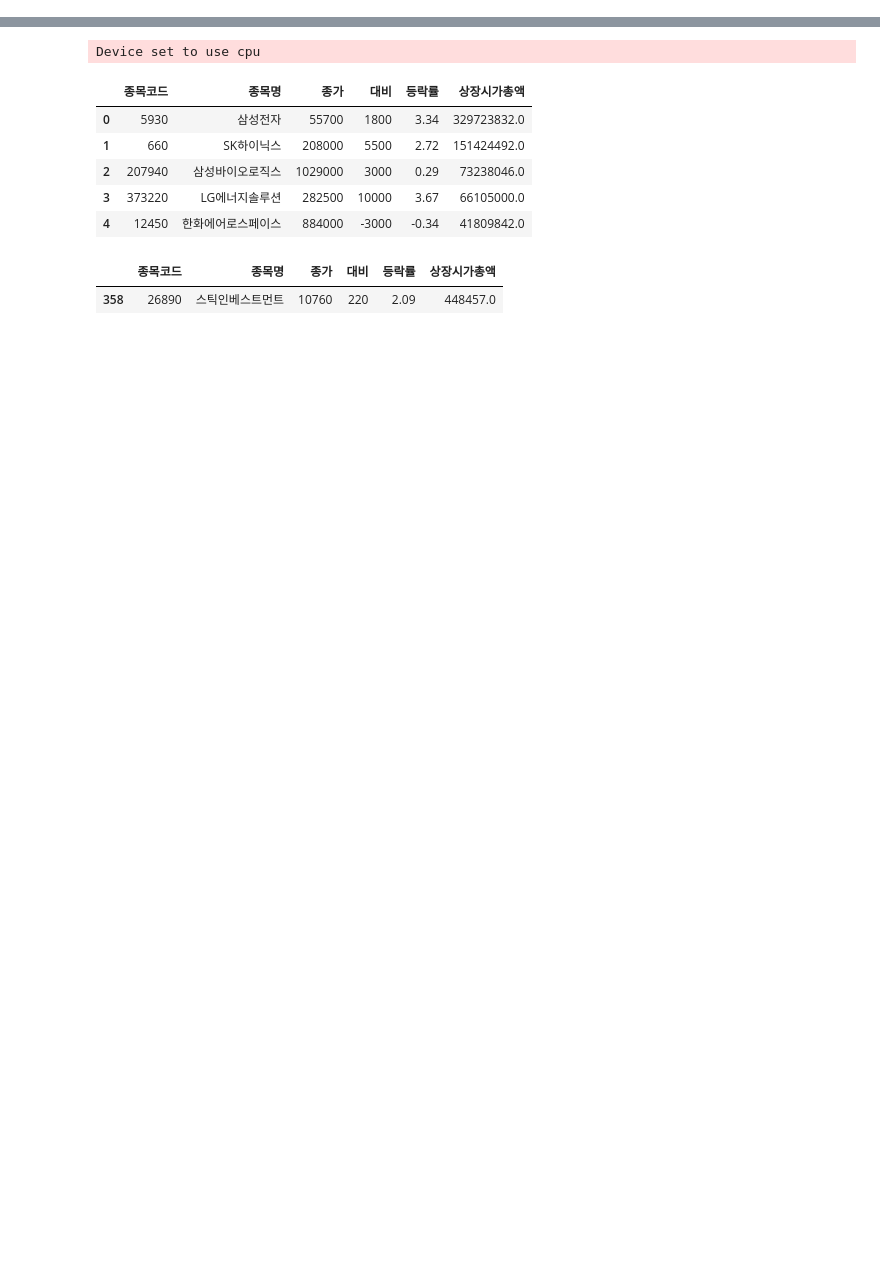
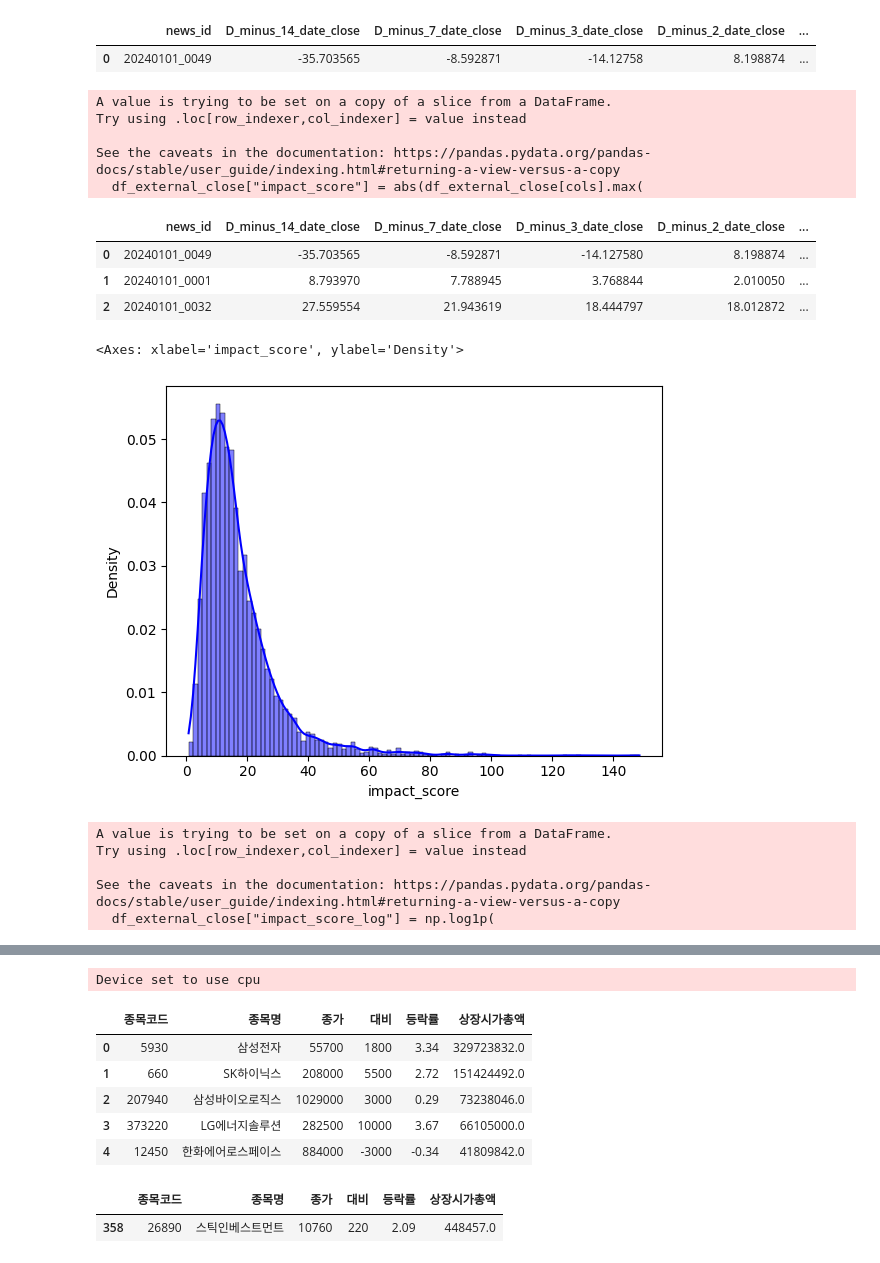
Before and after one commit to choikwangil95/HKToss-MLOps-Project-Final, a Jupyter notebook: eda/kwangil/news_impact.ipynb, the cells around one changed output, grey strips where cells are left out. Saved outputs shown, nothing was run; the diff lists cells and outputs as text; code cells hidden in the pictures; blank space fills up the shorter version.

```diff
--- a/eda/kwangil/news_impact.ipynb
+++ b/eda/kwangil/news_impact.ipynb
@@ -35,0 +54,17 @@ memory usage: 3.1+ MB
+# %%
+df_external_close = df_external[
+    [
+        "news_id",
+        "D_minus_14_date_close",
+        "D_minus_7_date_close",
+        "D_minus_3_date_close",
+        "D_minus_2_date_close",
+        "D_minus_1_date_close",
+        "D_day_date_close",
+        "D_plus_1_date_close",
+        "D_plus_2_date_close",
+        "D_plus_3_date_close",
+        "D_plus_7_date_close",
+        "D_plus_14_date_close",
+    ]
+]
@@ -35,0 +111,36 @@ memory usage: 3.1+ MB
+# %%
+df_external_close.head(1)
+# %% [output]
+|  | news_id | D_minus_14_date_close | D_minus_7_date_close | D_minus_3_date_close | D_minus_2_date_close | ... |
+| 0 | 20240101_0049 | -35.703565 | -8.592871 | -14.12758 | 8.198874 | ... |
+# %%
+cols = [
+    "D_minus_14_date_close",
+    "D_minus_7_date_close",
+    "D_minus_3_date_close",
+    "D_minus_2_date_close",
+    "D_minus_1_date_close",
+    "D_day_date_close",
+    "D_plus_1_date_close",
+    "D_plus_2_date_close",
+    "D_plus_3_date_close",
+    "D_plus_7_date_close",
+    "D_plus_14_date_close",
+]
+
+df_external_close["impact_score"] = abs(df_external_close[cols].max(
+    axis=1
+) - df_external_close[cols].min(axis=1))
+# %% [output]
+A value is trying to be set on a copy of a slice from a DataFrame.
+Try using .loc[row_indexer,col_indexer] = value instead
+
+See the caveats in the documentation: https://pandas.pydata.org/pandas-docs/stable/user_guide/indexing.html#returning-a-view-versus-a-copy
+  df_external_close["impact_score"] = abs(df_external_close[cols].max(
+# %%
+df_external_close.head(3)
+# %% [output]
+|  | news_id | D_minus_14_date_close | D_minus_7_date_close | D_minus_3_date_close | D_minus_2_date_close | ... |
+| 0 | 20240101_0049 | -35.703565 | -8.592871 | -14.127580 | 8.198874 | ... |
+| 1 | 20240101_0001 | 8.793970 | 7.788945 | 3.768844 | 2.010050 | ... |
+| 2 | 20240101_0032 | 27.559554 | 21.943619 | 18.444797 | 18.012872 | ... |
@@ -35,0 +149,23 @@ memory usage: 3.1+ MB
+# %%
+sns.histplot(
+    df_external_close["impact_score"],
+    bins=100,
+    kde=True,
+    color="blue",
+    stat="density",
+)
+# %% [output]
+<Axes: xlabel='impact_score', ylabel='Density'>
+[figure, added]
+# %%
+import numpy as np
+
+df_external_close["impact_score_log"] = np.log1p(
+    df_external_close["impact_score"]
+)  # log(1 + x)
+# %% [output]
+A value is trying to be set on a copy of a slice from a DataFrame.
+Try using .loc[row_indexer,col_indexer] = value instead
+
+See the caveats in the documentation: https://pandas.pydata.org/pandas-docs/stable/user_guide/indexing.html#returning-a-view-versus-a-copy
+  df_external_close["impact_score_log"] = np.log1p(
```
Also changed, not shown: parts of 18 cells of this notebook, 11 other files.
